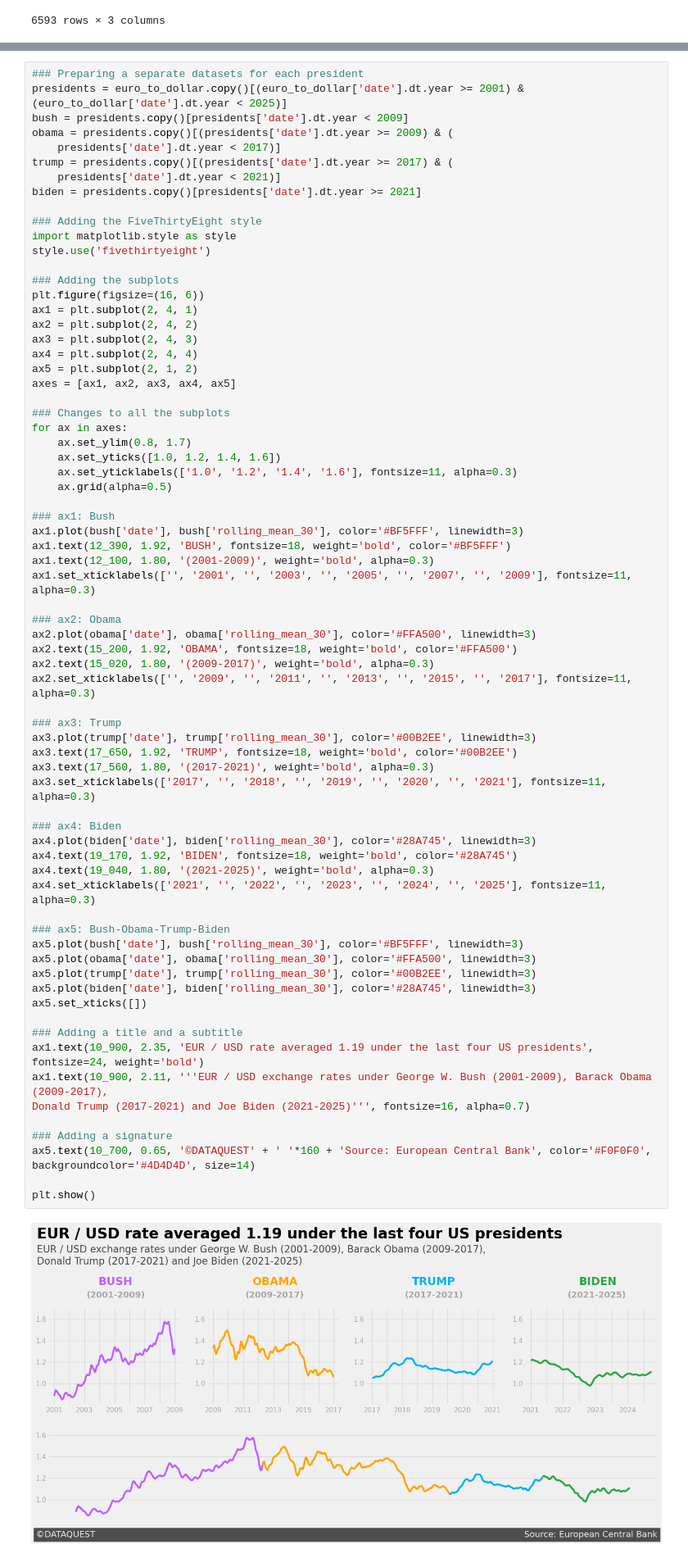
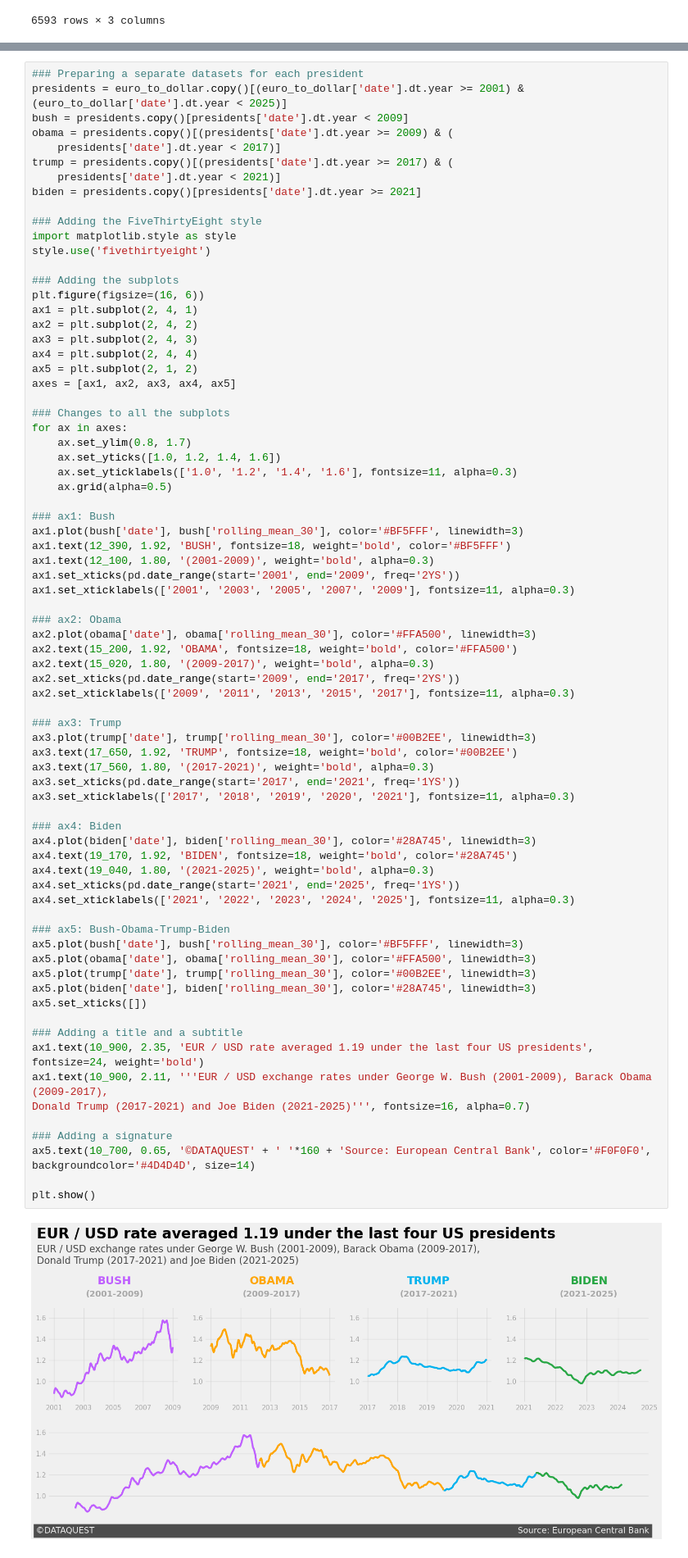
Before and after one commit to AndriiTsokur/data-project-005, a Jupyter notebook: storytelling_data_visualization_on_exchange_rates.ipynb, the cells around one changed output, grey strips where cells are left out. Shown at 82% size. Cells and saved outputs as stored; diff of their text form.

Commit message:
bugfix: Fixed some bugs in Visualization block

```diff
--- a/storytelling_data_visualization_on_exchange_rates.ipynb
+++ b/storytelling_data_visualization_on_exchange_rates.ipynb
@@ -224,41 +224,45 @@ for ax in axes:
 ax1.plot(bush['date'], bush['rolling_mean_30'], color='#BF5FFF', linewidth=3)
 ax1.text(12_390, 1.92, 'BUSH', fontsize=18, weight='bold', color='#BF5FFF')
 ax1.text(12_100, 1.80, '(2001-2009)', weight='bold', alpha=0.3)
-ax1.set_xticklabels(['', '2001', '', '2003', '', '2005', '', '2007', '', '2009'], fontsize=11, alpha=0.3)
+ax1.set_xticks(pd.date_range(start='2001', end='2009', freq='2YS'))
+ax1.set_xticklabels(['2001', '2003', '2005', '2007', '2009'], fontsize=11, alpha=0.3)
 
 ### ax2: Obama
 ax2.plot(obama['date'], obama['rolling_mean_30'], color='#FFA500', linewidth=3)
 ax2.text(15_200, 1.92, 'OBAMA', fontsize=18, weight='bold', color='#FFA500')
 ax2.text(15_020, 1.80, '(2009-2017)', weight='bold', alpha=0.3)
-ax2.set_xticklabels(['', '2009', '', '2011', '', '2013', '', '2015', '', '2017'], fontsize=11, alpha=0.3)
+ax2.set_xticks(pd.date_range(start='2009', end='2017', freq='2YS'))
+ax2.set_xticklabels(['2009', '2011', '2013', '2015', '2017'], fontsize=11, alpha=0.3)
 
 ### ax3: Trump
 ax3.plot(trump['date'], trump['rolling_mean_30'], color='#00B2EE', linewidth=3)
 ax3.text(17_650, 1.92, 'TRUMP', fontsize=18, weight='bold', color='#00B2EE')
 ax3.text(17_560, 1.80, '(2017-2021)', weight='bold', alpha=0.3)
-ax3.set_xticklabels(['2017', '', '2018', '', '2019', '', '2020', '', '2021'], fontsize=11, alpha=0.3)
+ax3.set_xticks(pd.date_range(start='2017', end='2021', freq='1YS'))
+ax3.set_xticklabels(['2017', '2018', '2019', '2020', '2021'], fontsize=11, alpha=0.3)
 
 ### ax4: Biden
 ax4.plot(biden['date'], biden['rolling_mean_30'], color='#28A745', linewidth=3)
 ax4.text(19_170, 1.92, 'BIDEN', fontsize=18, weight='bold', color='#28A745')
 ax4.text(19_040, 1.80, '(2021-2025)', weight='bold', alpha=0.3)
-ax4.set_xticklabels(['2021', '', '2022', '', '2023', '', '2024', '', '2025'], fontsize=11, alpha=0.3)
+ax4.set_xticks(pd.date_range(start='2021', end='2025', freq='1YS'))
+ax4.set_xticklabels(['2021', '2022', '2023', '2024', '2025'], fontsize=11, alpha=0.3)
 
 ### ax5: Bush-Obama-Trump-Biden
 ax5.plot(bush['date'], bush['rolling_mean_30'], color='#BF5FFF', linewidth=3)
 ax5.plot(obama['date'], obama['rolling_mean_30'], color='#FFA500', linewidth=3)
 ax5.plot(trump['date'], trump['rolling_mean_30'], color='#00B2EE', linewidth=3)
 ax5.plot(biden['date'], biden['rolling_mean_30'], color='#28A745', linewidth=3)
 ax5.set_xticks([])
 
 ### Adding a title and a subtitle
 ax1.text(10_900, 2.35, 'EUR / USD rate averaged 1.19 under the last four US presidents', fontsize=24, weight='bold')
 ax1.text(10_900, 2.11, '''EUR / USD exchange rates under George W. Bush (2001-2009), Barack Obama (2009-2017),
 Donald Trump (2017-2021) and Joe Biden (2021-2025)''', fontsize=16, alpha=0.7)
 
 ### Adding a signature
 ax5.text(10_700, 0.65, '©DATAQUEST' + ' '*160 + 'Source: European Central Bank', color='#F0F0F0', backgroundcolor='#4D4D4D', size=14)
 
 plt.show()
 # %% [output]
-[figure, old version]
+[figure, new version]
```
Also changed, not shown: parts of 1 cell of this notebook.
